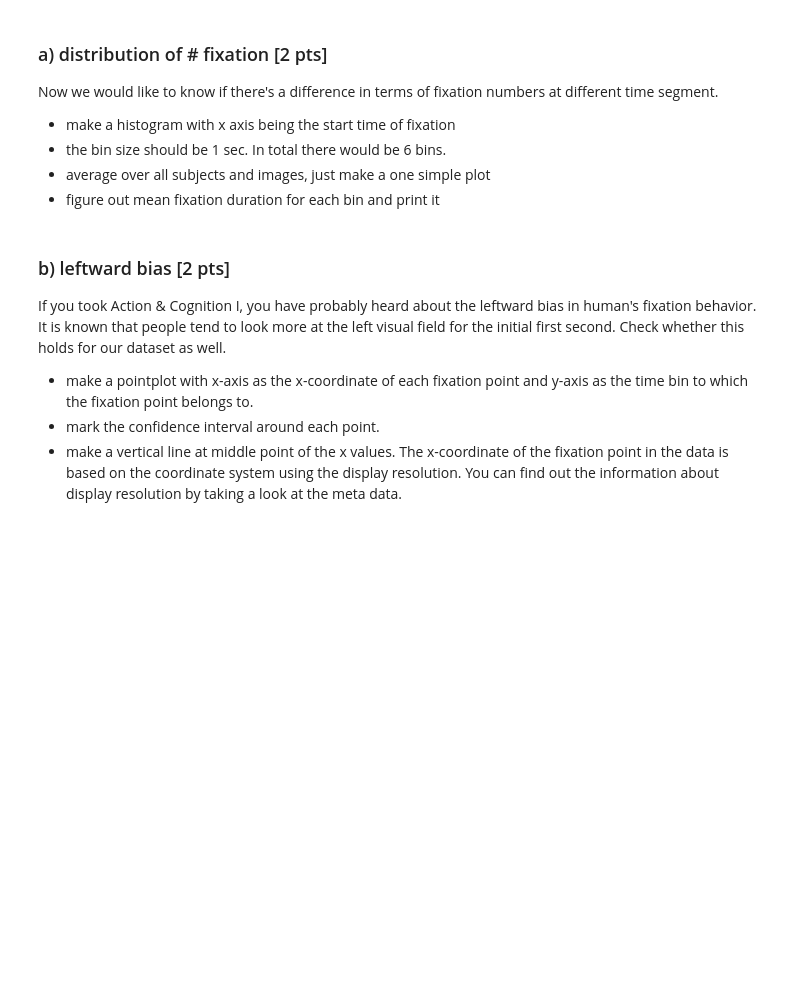
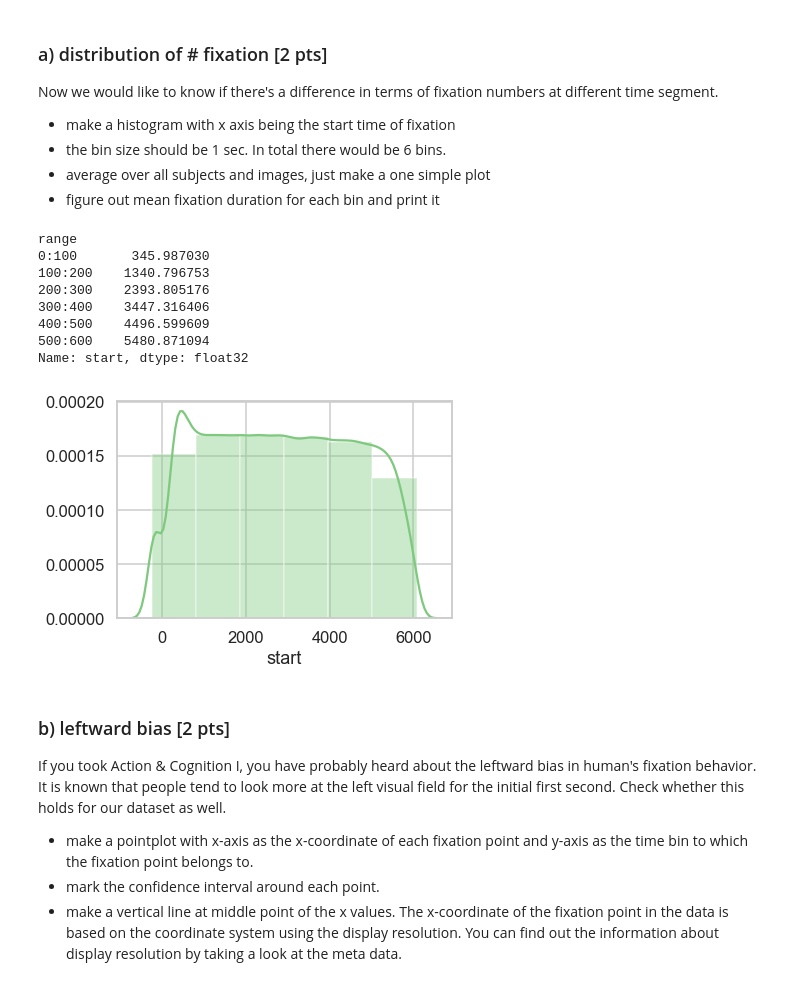
Before and after one commit to NBP-ACC/week-7-acc_7, a Jupyter notebook: Sheet05_Maria.ipynb, the cells around one changed output. Drawn from its saved outputs; the diff is of its cells as text; code cells hidden in the pictures; blank space fills up the shorter version.

```diff
--- a/Sheet05_Maria.ipynb
+++ b/Sheet05_Maria.ipynb
@@ -249,3 +248,21 @@ Now we would like to know if there's a difference in terms of fixation numbers a
+# %%
+from scipy import stats
+sns.distplot(df["start"], bins=6)
+#binss = pd.IntervalIndex(data= df["start"], start=0, end=600, periods=6)
+labels = ["0:100","100:200","200:300", '300:400','400:500', '500:600']
+df["range"] = pd.cut(df["start"], 6, labels = labels)
+bins_mean = df.groupby("range").mean()
+bins_mean["start"]
+# %% [output]
+range
+0:100       345.987030
+100:200    1340.796753
+200:300    2393.805176
+300:400    3447.316406
+400:500    4496.599609
+500:600    5480.871094
+Name: start, dtype: float32
+[figure, added]
 # %% [markdown]
 ### b) leftward bias [2 pts]
 If you took Action & Cognition I, you have probably heard about the leftward bias in human's fixation behavior. It is known that people tend to look more at the left visual field for the initial first second. Check whether this holds for our dataset as well.
```
Also changed, not shown: parts of 7 cells of this notebook.
